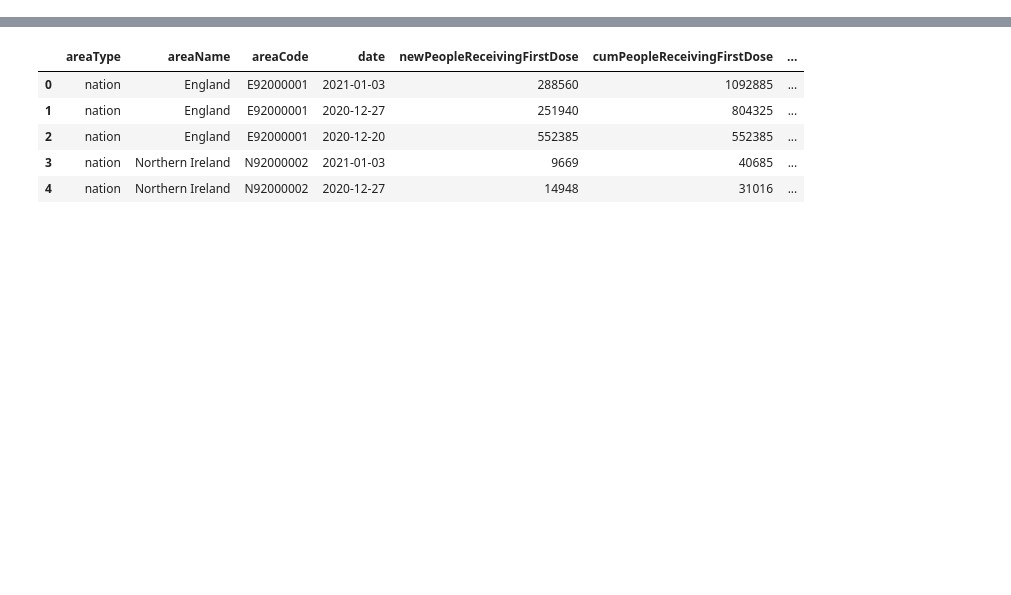
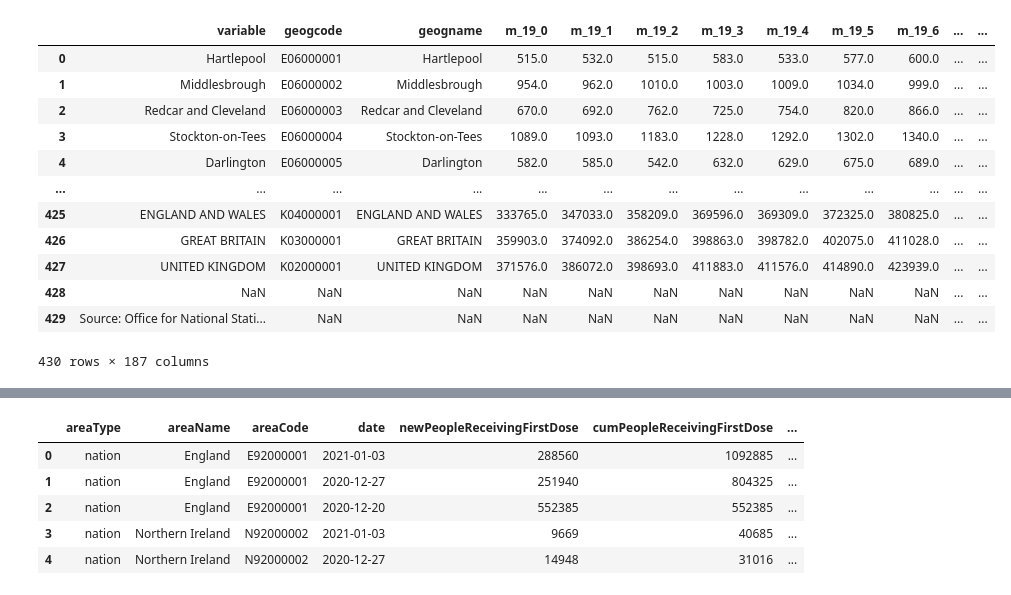
Before and after one commit to canwaf/scrapbook, a Jupyter notebook: coronavirus/vaccine_rollout.ipynb, the cells around one changed output, grey strips where cells are left out. Cells and saved outputs as stored; diff of their text form; code cells hidden in the pictures; blank space fills up the shorter version.

```diff
--- a/coronavirus/vaccine_rollout.ipynb
+++ b/coronavirus/vaccine_rollout.ipynb
@@ -11,0 +16,22 @@ import requests
+# %%
+# UK Population estimates (mid-year) by age
+url = 'https://www.ons.gov.uk/visualisations/dvc845/poppyramids/pyramids/datadownload.xlsx'
+response = requests.get(url)
+data = pd.ExcelFile(response.content)
+pop = data.parse('2019', skiprows=[0])
+# %%
+pop
+# %% [output]
+|  | variable | geogcode | geogname | m_19_0 | m_19_1 | m_19_2 | m_19_3 | m_19_4 | m_19_5 | m_19_6 | ... | ... |
+| 0 | Hartlepool | E06000001 | Hartlepool | 515.0 | 532.0 | 515.0 | 583.0 | 533.0 | 577.0 | 600.0 | ... | ... |
+| 1 | Middlesbrough | E06000002 | Middlesbrough | 954.0 | 962.0 | 1010.0 | 1003.0 | 1009.0 | 1034.0 | 999.0 | ... | ... |
+| 2 | Redcar and Cleveland | E06000003 | Redcar and Cleveland | 670.0 | 692.0 | 762.0 | 725.0 | 754.0 | 820.0 | 866.0 | ... | ... |
+| 3 | Stockton-on-Tees | E06000004 | Stockton-on-Tees | 1089.0 | 1093.0 | 1183.0 | 1228.0 | 1292.0 | 1302.0 | 1340.0 | ... | ... |
+| 4 | Darlington | E06000005 | Darlington | 582.0 | 585.0 | 542.0 | 632.0 | 629.0 | 675.0 | 689.0 | ... | ... |
+| ... | ... | ... | ... | ... | ... | ... | ... | ... | ... | ... | ... | ... |
+| 425 | ENGLAND AND WALES | K04000001 | ENGLAND AND WALES | 333765.0 | 347033.0 | 358209.0 | 369596.0 | 369309.0 | 372325.0 | 380825.0 | ... | ... |
+| 426 | GREAT BRITAIN | K03000001 | GREAT BRITAIN | 359903.0 | 374092.0 | 386254.0 | 398863.0 | 398782.0 | 402075.0 | 411028.0 | ... | ... |
+| 427 | UNITED KINGDOM | K02000001 | UNITED KINGDOM | 371576.0 | 386072.0 | 398693.0 | 411883.0 | 411576.0 | 414890.0 | 423939.0 | ... | ... |
+| 428 | NaN | NaN | NaN | NaN | NaN | NaN | NaN | NaN | NaN | NaN | ... | ... |
+| 429 | Source: Office for National Stati... | NaN | NaN | NaN | NaN | NaN | NaN | NaN | NaN | NaN | ... | ... |
+430 rows × 187 columns
```
Also changed, not shown: parts of 26 cells of this notebook, 4 other files.
